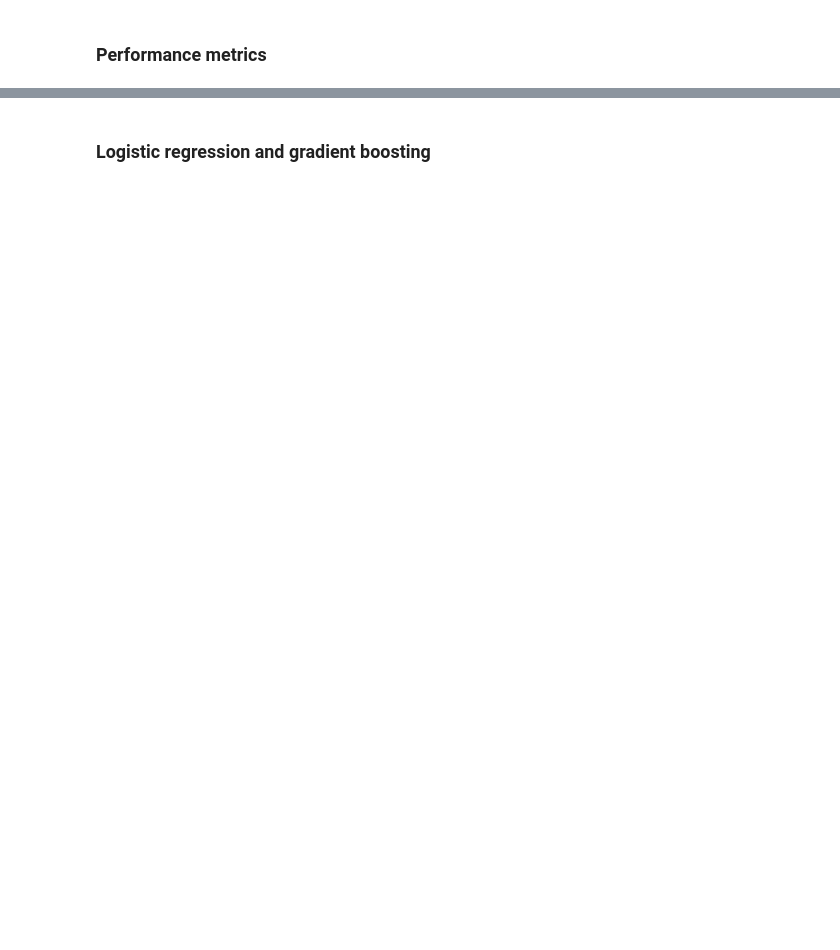
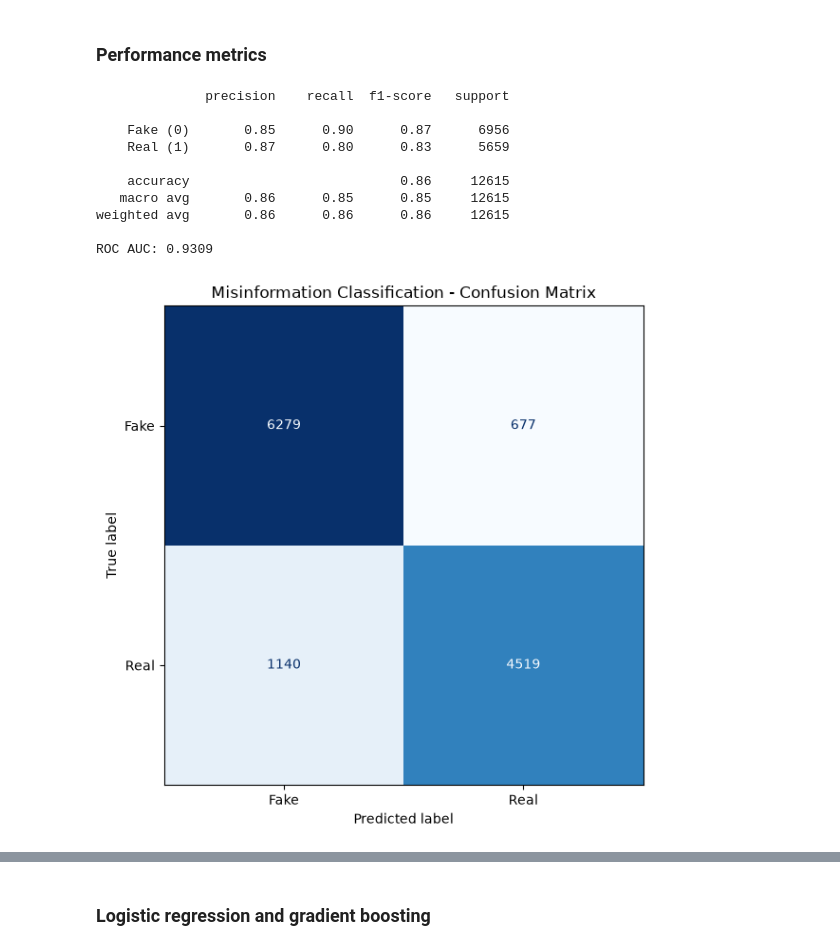
Before and after one commit to stefanie-the-engineer/bu-dx699-homework-11-smkenyon, a Jupyter notebook: OMDS-ModB2-Week11-Kenyon-Stefanie.ipynb, the cells around one changed output, grey strips where cells are left out. Drawn from its saved outputs; the diff is of its cells as text; code cells hidden in the pictures; blank space fills up the shorter version.

```diff
--- a/OMDS-ModB2-Week11-Kenyon-Stefanie.ipynb
+++ b/OMDS-ModB2-Week11-Kenyon-Stefanie.ipynb
@@ -335,2 +619,16 @@ print("Saved misinformation_clean.csv")
 # %% [markdown]
 ### Random forest
+# %%
+# Random forest
+X_mis = misinformation_df.drop(columns=['label'])
+y_mis = misinformation_df['label']
+
+X_train_m, X_test_m, y_train_m, y_test_m = train_test_split(
+    X_mis, y_mis, test_size=0.2, random_state=42, stratify=y_mis
+)
+
+rf_misinfo = RandomForestClassifier(n_estimators=100, random_state=42)
+rf_misinfo.fit(X_train_m, y_train_m)
+
+print(f"Train accuracy: {rf_misinfo.score(X_train_m, y_train_m):.4f}")
+print(f"Test accuracy: {rf_misinfo.score(X_test_m, y_test_m):.4f}")
@@ -341,2 +688,37 @@ print("Saved misinformation_clean.csv")
 # %% [markdown]
 ### Performance metrics
+# %%
+# Performance metrics
+y_pred_m = best_rf_misinfo.predict(X_test_m)
+y_proba_m = best_rf_misinfo.predict_proba(X_test_m)[:, 1]
+
+print(classification_report(y_test_m, y_pred_m, target_names=['Fake (0)', 'Real (1)']))
+print(f"ROC AUC: {roc_auc_score(y_test_m, y_proba_m):.4f}")
+
+cm_m = confusion_matrix(y_test_m, y_pred_m)
+disp_m = ConfusionMatrixDisplay(confusion_matrix=cm_m, display_labels=['Fake', 'Real'])
+fig, ax = plt.subplots(figsize=(6, 6))
+disp_m.plot(ax=ax, cmap='Blues', colorbar=False)
+plt.title("Misinformation Classification - Confusion Matrix")
+plt.tight_layout()
+plt.show()
+
+importances_m = pd.Series(best_rf_misinfo.feature_importances_, index=X_mis.columns)
+importances_m.sort_values(ascending=False).head(15).plot(kind='barh', figsize=(8, 6))
+plt.title("Top 15 Feature Importances (Misinformation Random Forest)")
+plt.xlabel("Importance")
+plt.gca().invert_yaxis()
+plt.tight_layout()
+plt.show()
+# %% [output]
+              precision    recall  f1-score   support
+
+    Fake (0)       0.85      0.90      0.87      6956
+    Real (1)       0.87      0.80      0.83      5659
+
+    accuracy                           0.86     12615
+   macro avg       0.86      0.85      0.85     12615
+weighted avg       0.86      0.86      0.86     12615
+
+ROC AUC: 0.9309
+[figure, added]
```
Also changed, not shown: parts of 38 cells of this notebook, 2 other files.
